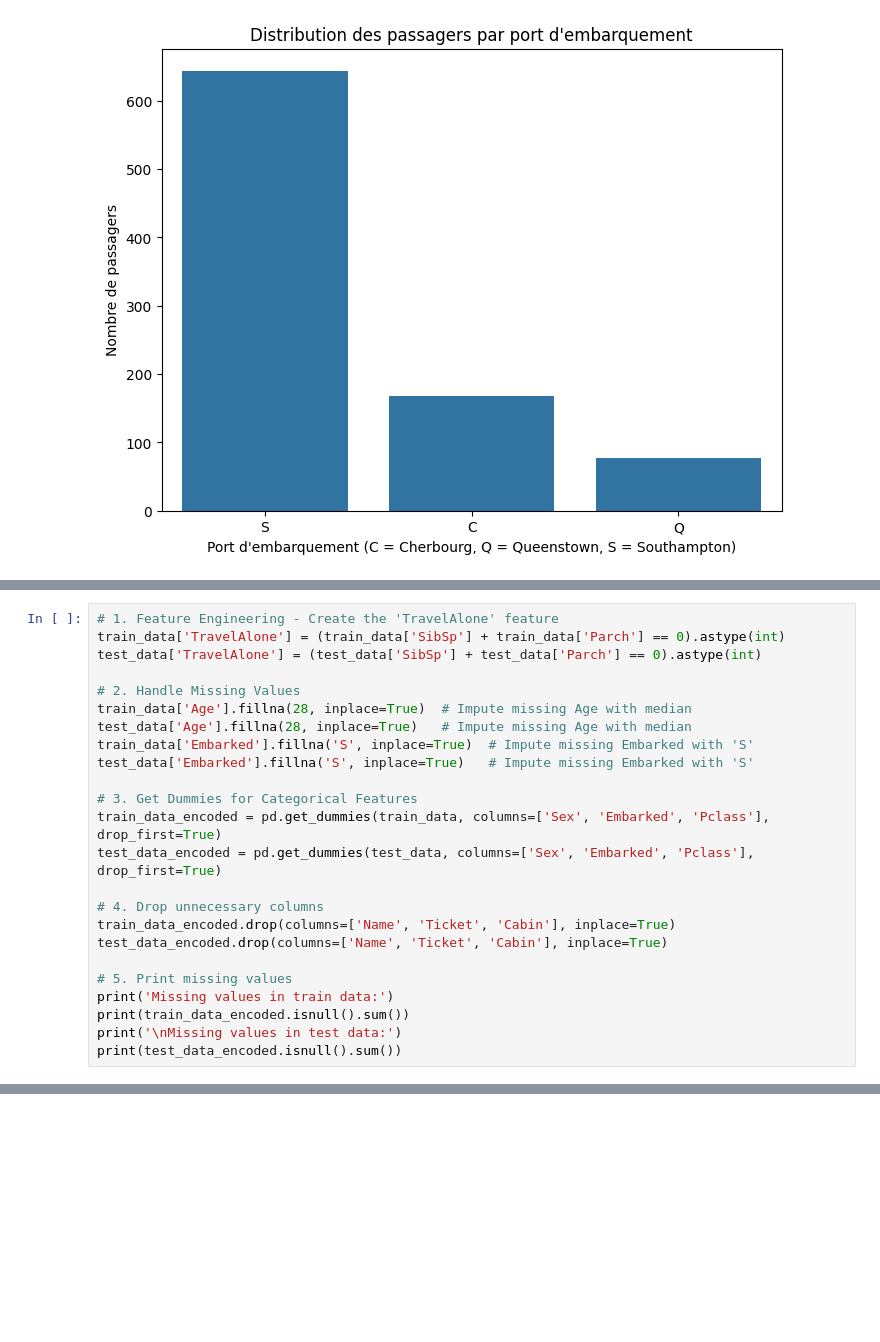
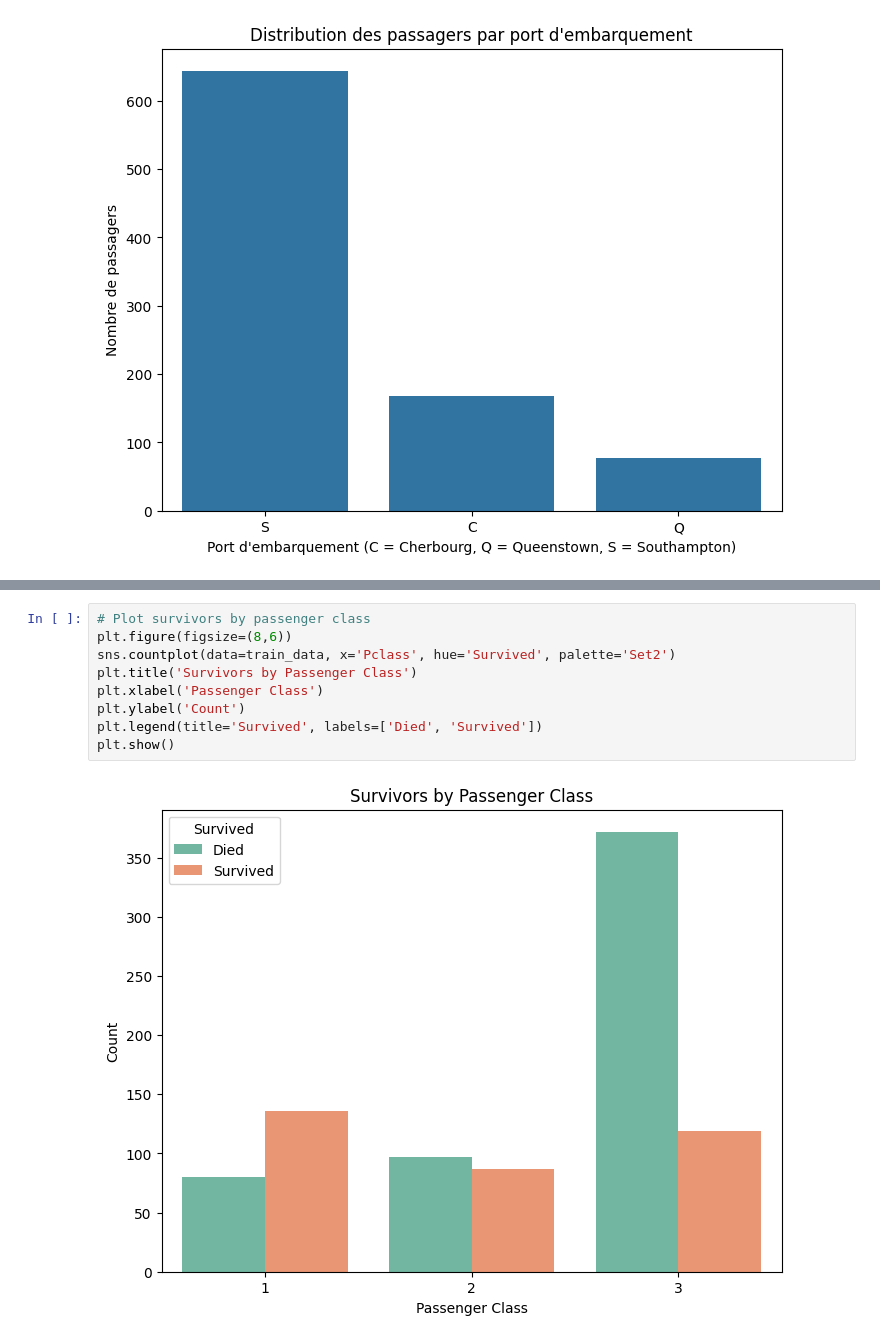
Before and after one commit to Ewnn/MachineLearning, a Jupyter notebook: LogisticRegression/main.ipynb, the cells around one changed output, grey strips where cells are left out. Cells and saved outputs as stored; diff of their text form; blank space fills up the shorter version.

```diff
--- a/LogisticRegression/main.ipynb
+++ b/LogisticRegression/main.ipynb
@@ -144,24 +269,0 @@ plt.show()
-# %%
-# 1. Feature Engineering - Create the 'TravelAlone' feature
-train_data['TravelAlone'] = (train_data['SibSp'] + train_data['Parch'] == 0).astype(int)
-test_data['TravelAlone'] = (test_data['SibSp'] + test_data['Parch'] == 0).astype(int)
-
-# 2. Handle Missing Values
-train_data['Age'].fillna(28, inplace=True)  # Impute missing Age with median
-test_data['Age'].fillna(28, inplace=True)   # Impute missing Age with median
-train_data['Embarked'].fillna('S', inplace=True)  # Impute missing Embarked with 'S'
-test_data['Embarked'].fillna('S', inplace=True)   # Impute missing Embarked with 'S'
-
-# 3. Get Dummies for Categorical Features
-train_data_encoded = pd.get_dummies(train_data, columns=['Sex', 'Embarked', 'Pclass'], drop_first=True)
-test_data_encoded = pd.get_dummies(test_data, columns=['Sex', 'Embarked', 'Pclass'], drop_first=True)
-
-# 4. Drop unnecessary columns
-train_data_encoded.drop(columns=['Name', 'Ticket', 'Cabin'], inplace=True)
-test_data_encoded.drop(columns=['Name', 'Ticket', 'Cabin'], inplace=True)
-
-# 5. Print missing values
-print('Missing values in train data:')
-print(train_data_encoded.isnull().sum())
-print('\nMissing values in test data:')
-print(test_data_encoded.isnull().sum())
@@ -186,0 +283,11 @@ KeyError: "['Cabin'] not found in axis"
+# %%
+# Plot survivors by passenger class
+plt.figure(figsize=(8,6))
+sns.countplot(data=train_data, x='Pclass', hue='Survived', palette='Set2')
+plt.title('Survivors by Passenger Class')
+plt.xlabel('Passenger Class')
+plt.ylabel('Count')
+plt.legend(title='Survived', labels=['Died', 'Survived'])
+plt.show()
+# %% [output]
+[figure, added]
```
Also changed, not shown: parts of 23 cells of this notebook.
